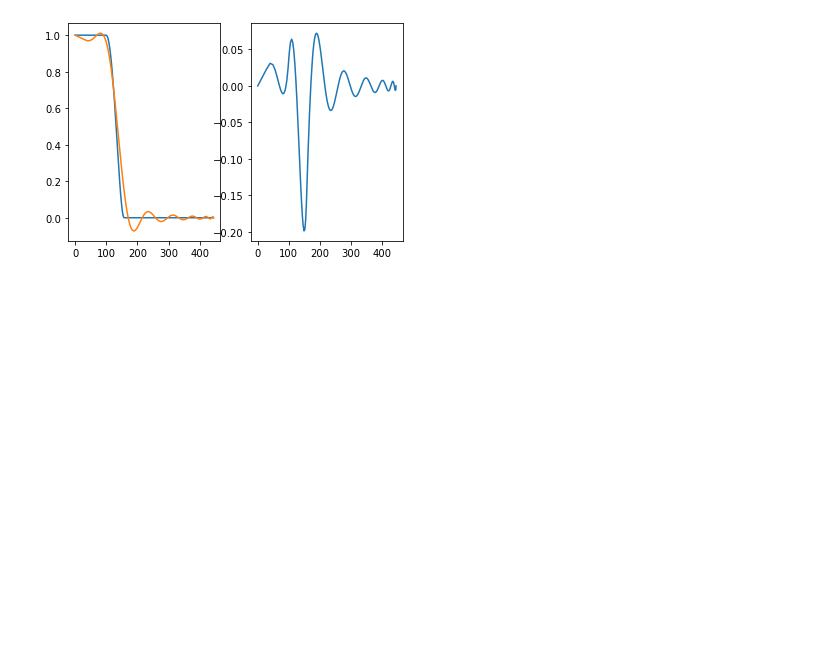
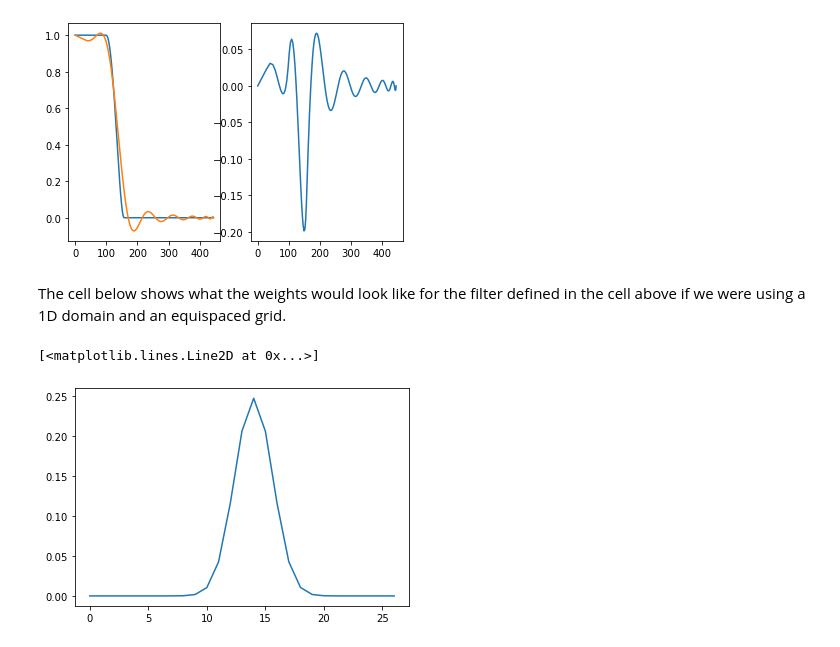
Before and after one commit to iangrooms/CPT-Snippets, a Jupyter notebook: filterSpec.ipynb, the cells around one changed output. Drawn from its saved outputs; the diff is of its cells as text; code cells hidden in the pictures; blank space fills up the shorter version.

Commit message:
Added a plot showing filter weights

```diff
--- a/filterSpec.ipynb
+++ b/filterSpec.ipynb
@@ -98,3 +98,17 @@ NL,NB
 # %% [output]
 (11, 1)
 [figure]
+# %% [markdown]
+The cell below shows what the weights would look like for the filter defined in the cell above if we were using a 1D domain and an equispaced grid.
+# %%
+L = 1E4*np.array([1,-2,1])
+B = 1E8*np.array([1,-4,6,-4,1])
+I = np.array([0,1,0])
+w = isB*B
+w[3] = w[3] + 1
+for i in range(11):
+    w = np.convolve(I + isL[i]*L,w)
+plt.plot(w)
+# %% [output]
+[<matplotlib.lines.Line2D at 0x...>]
+[figure, added]
```
